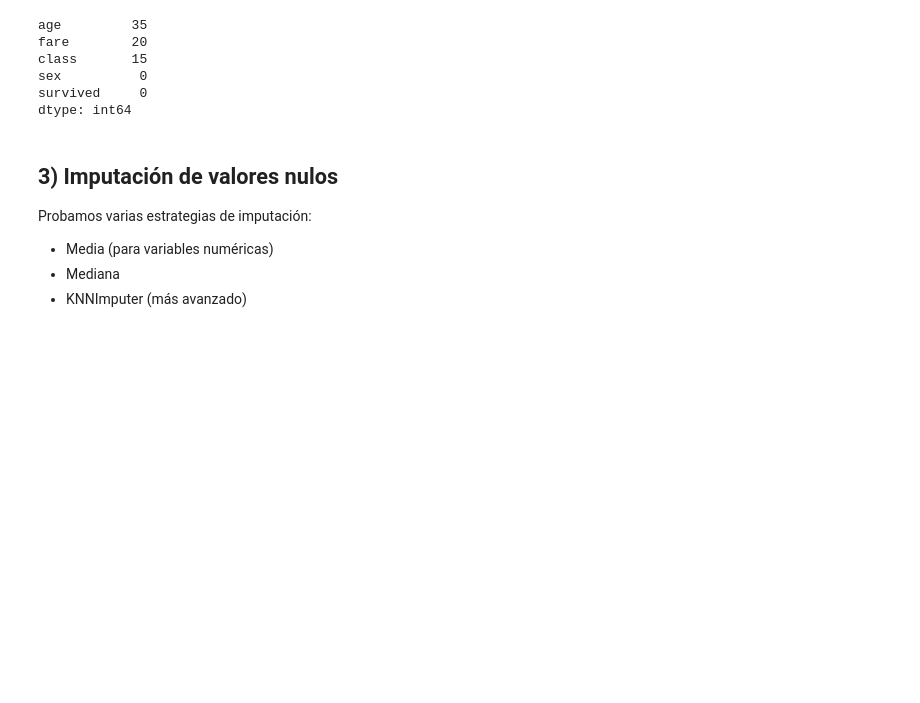
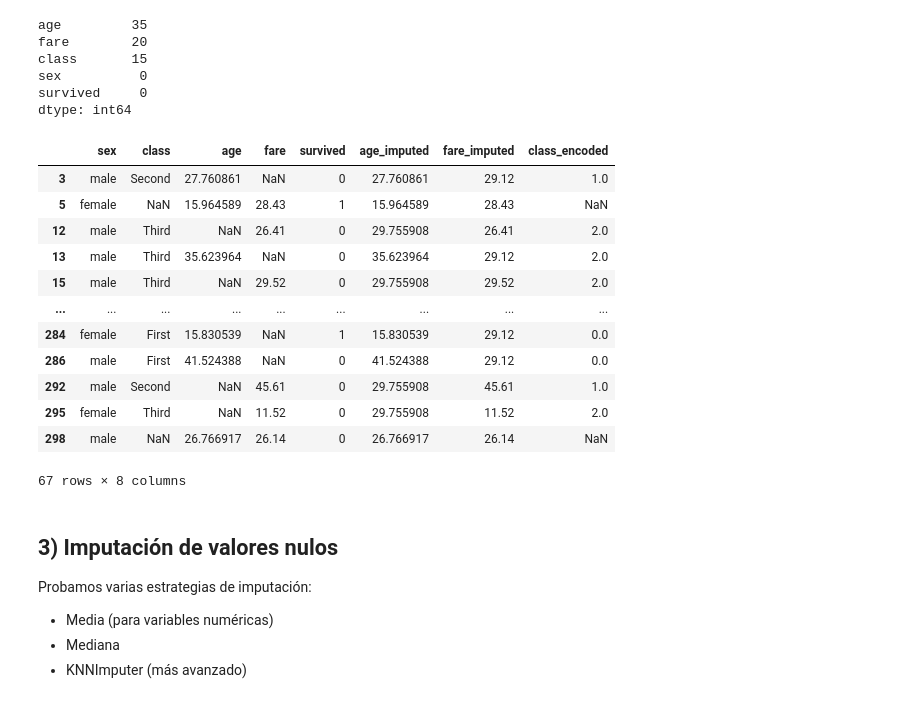
Before and after one commit to steestor/course-python-ml, a Jupyter notebook: notebooks/S1_A2_Limpieza_y_Preprocesamiento.ipynb, the cells around one changed output. Drawn from its saved outputs; the diff is of its cells as text; code cells hidden in the pictures; blank space fills up the shorter version.

```diff
--- a/notebooks/S1_A2_Limpieza_y_Preprocesamiento.ipynb
+++ b/notebooks/S1_A2_Limpieza_y_Preprocesamiento.ipynb
@@ -30,6 +30,22 @@ class       15
 sex          0
 survived     0
 dtype: int64
+# %%
+df[df.isna().any(axis=1)]
+# %% [output]
+|  | sex | class | age | fare | survived | age_imputed | fare_imputed | class_encoded |
+| 3 | male | Second | 27.760861 | NaN | 0 | 27.760861 | 29.12 | 1.0 |
+| 5 | female | NaN | 15.964589 | 28.43 | 1 | 15.964589 | 28.43 | NaN |
+| 12 | male | Third | NaN | 26.41 | 0 | 29.755908 | 26.41 | 2.0 |
+| 13 | male | Third | 35.623964 | NaN | 0 | 35.623964 | 29.12 | 2.0 |
+| 15 | male | Third | NaN | 29.52 | 0 | 29.755908 | 29.52 | 2.0 |
+| ... | ... | ... | ... | ... | ... | ... | ... | ... |
+| 284 | female | First | 15.830539 | NaN | 1 | 15.830539 | 29.12 | 0.0 |
+| 286 | male | First | 41.524388 | NaN | 0 | 41.524388 | 29.12 | 0.0 |
+| 292 | male | Second | NaN | 45.61 | 0 | 29.755908 | 45.61 | 1.0 |
+| 295 | female | Third | NaN | 11.52 | 0 | 29.755908 | 11.52 | 2.0 |
+| 298 | male | NaN | 26.766917 | 26.14 | 0 | 26.766917 | 26.14 | NaN |
+67 rows × 8 columns
 # %% [markdown]
 ## 3) Imputación de valores nulos
 
```
